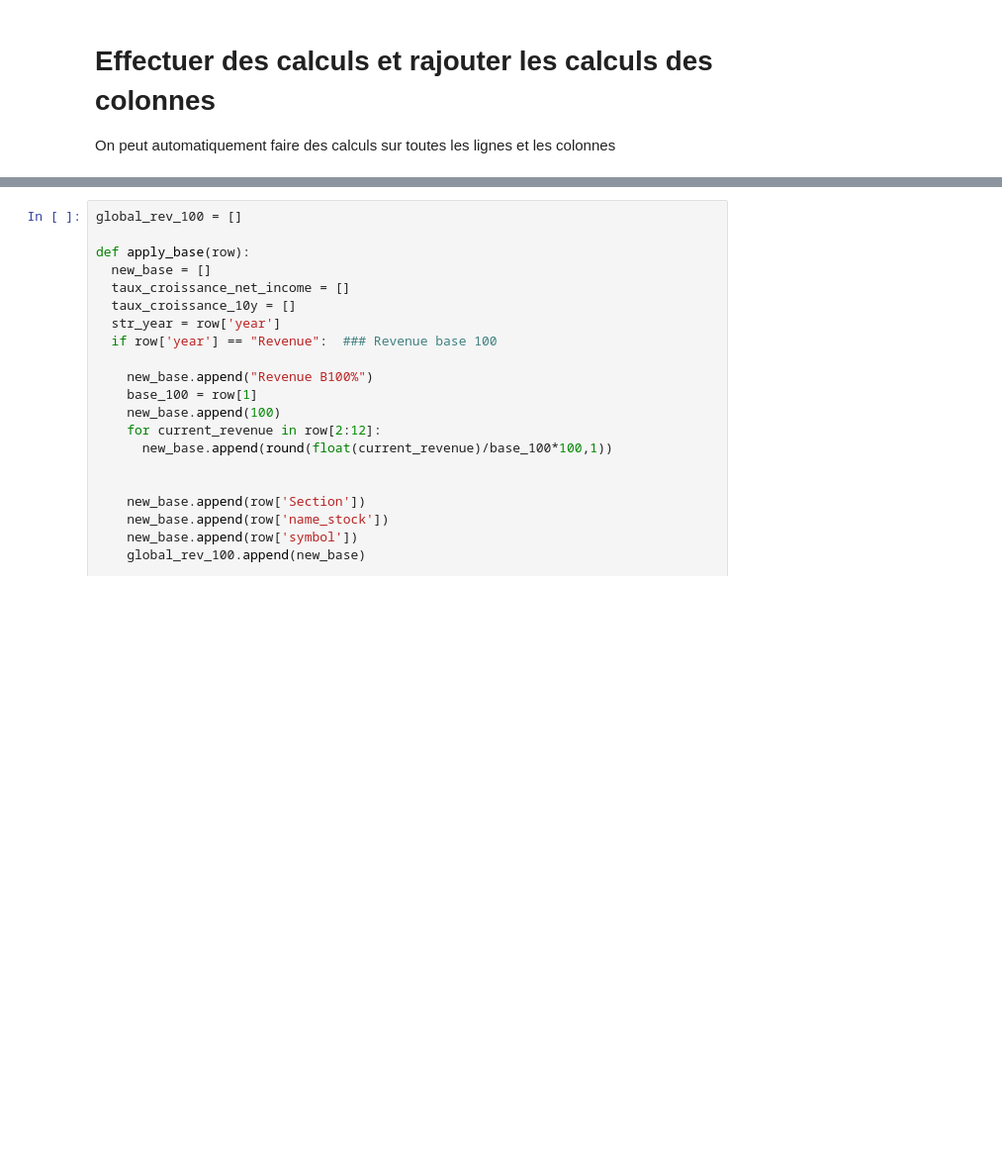
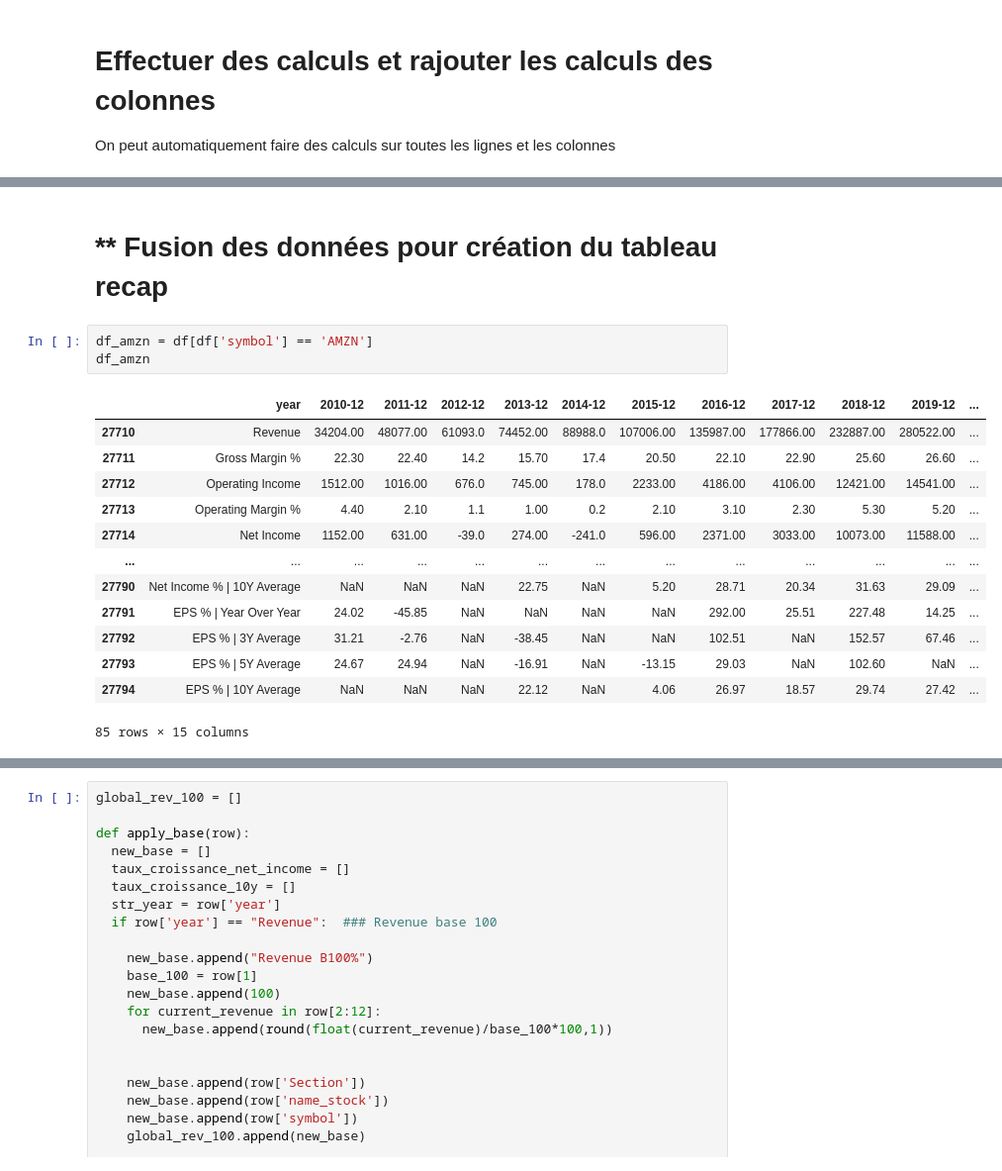
Before and after one commit to chajmz/morningstar-ratios, a Jupyter notebook: MorningStar_Python.ipynb, the cells around one changed output, grey strips where cells are left out. Shown: that part at 99% size. Drawn from its saved outputs; the diff is of its cells as text; blank space fills up the shorter version.

```diff
--- a/MorningStar_Python.ipynb
+++ b/MorningStar_Python.ipynb
@@ -182,3 +182,22 @@ See the caveats in the documentation: https://pandas.pydata.org/pandas-docs/stab
 | 777 | Free Cash Flow | 16474.00 | 30077.00 | 41454.00 | 44590.00 | 49900.00 | 69778.00 | 52276.00 | 50803.00 | 64121.00 | 58896.00 | ... |
 | 778 | Free Cash Flow Per Share | 2.54 | 4.59 | 6.31 | 6.46 | 7.73 | 11.82 | 8.97 | 9.66 | 11.52 | 12.31 | ... |
 | 779 | Working Capital | 20956.00 | 17018.00 | 19111.00 | 29628.00 | 5083.00 | 8768.00 | 27863.00 | 27831.00 | 14473.00 | 57101.00 | ... |
+# %% [markdown]
+# ** Fusion des données pour création du tableau recap
+# %%
+df_amzn = df[df['symbol'] == 'AMZN']
+df_amzn
+# %% [output]
+|  | year | 2010-12 | 2011-12 | 2012-12 | 2013-12 | 2014-12 | 2015-12 | 2016-12 | 2017-12 | 2018-12 | 2019-12 | ... |
+| 27710 | Revenue | 34204.00 | 48077.00 | 61093.0 | 74452.00 | 88988.0 | 107006.00 | 135987.00 | 177866.00 | 232887.00 | 280522.00 | ... |
+| 27711 | Gross Margin % | 22.30 | 22.40 | 14.2 | 15.70 | 17.4 | 20.50 | 22.10 | 22.90 | 25.60 | 26.60 | ... |
+| 27712 | Operating Income | 1512.00 | 1016.00 | 676.0 | 745.00 | 178.0 | 2233.00 | 4186.00 | 4106.00 | 12421.00 | 14541.00 | ... |
+| 27713 | Operating Margin % | 4.40 | 2.10 | 1.1 | 1.00 | 0.2 | 2.10 | 3.10 | 2.30 | 5.30 | 5.20 | ... |
+| 27714 | Net Income | 1152.00 | 631.00 | -39.0 | 274.00 | -241.0 | 596.00 | 2371.00 | 3033.00 | 10073.00 | 11588.00 | ... |
+| ... | ... | ... | ... | ... | ... | ... | ... | ... | ... | ... | ... | ... |
+| 27790 | Net Income % | 10Y Average | NaN | NaN | NaN | 22.75 | NaN | 5.20 | 28.71 | 20.34 | 31.63 | 29.09 | ... |
+| 27791 | EPS % | Year Over Year | 24.02 | -45.85 | NaN | NaN | NaN | NaN | 292.00 | 25.51 | 227.48 | 14.25 | ... |
+| 27792 | EPS % | 3Y Average | 31.21 | -2.76 | NaN | -38.45 | NaN | NaN | 102.51 | NaN | 152.57 | 67.46 | ... |
+| 27793 | EPS % | 5Y Average | 24.67 | 24.94 | NaN | -16.91 | NaN | -13.15 | 29.03 | NaN | 102.60 | NaN | ... |
+| 27794 | EPS % | 10Y Average | NaN | NaN | NaN | 22.12 | NaN | 4.06 | 26.97 | 18.57 | 29.74 | 27.42 | ... |
+85 rows × 15 columns
```
Also changed, not shown: parts of 20 cells of this notebook.
